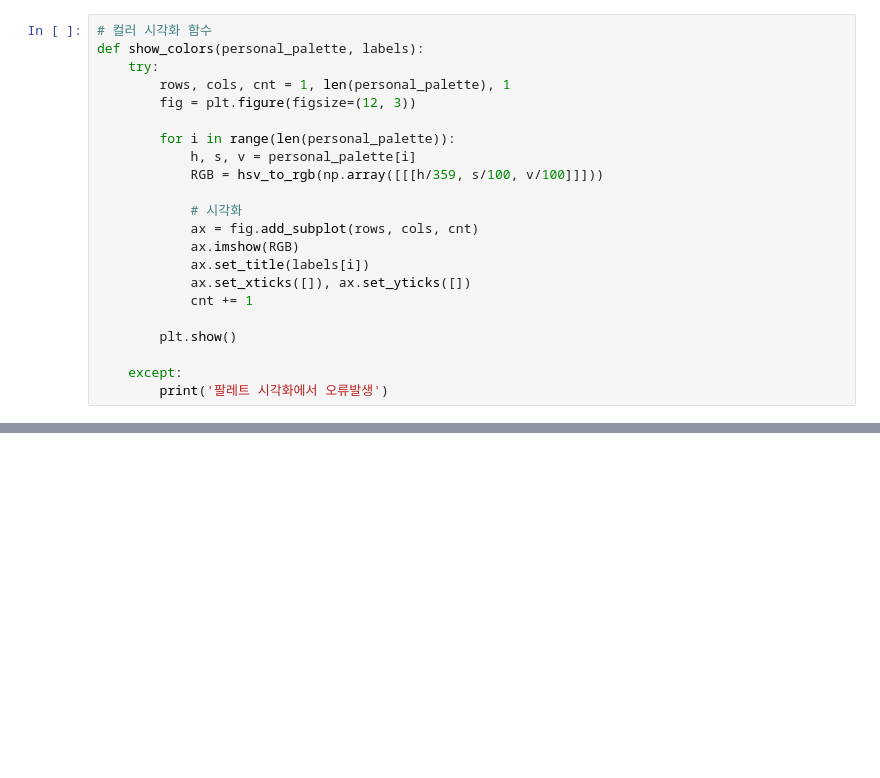
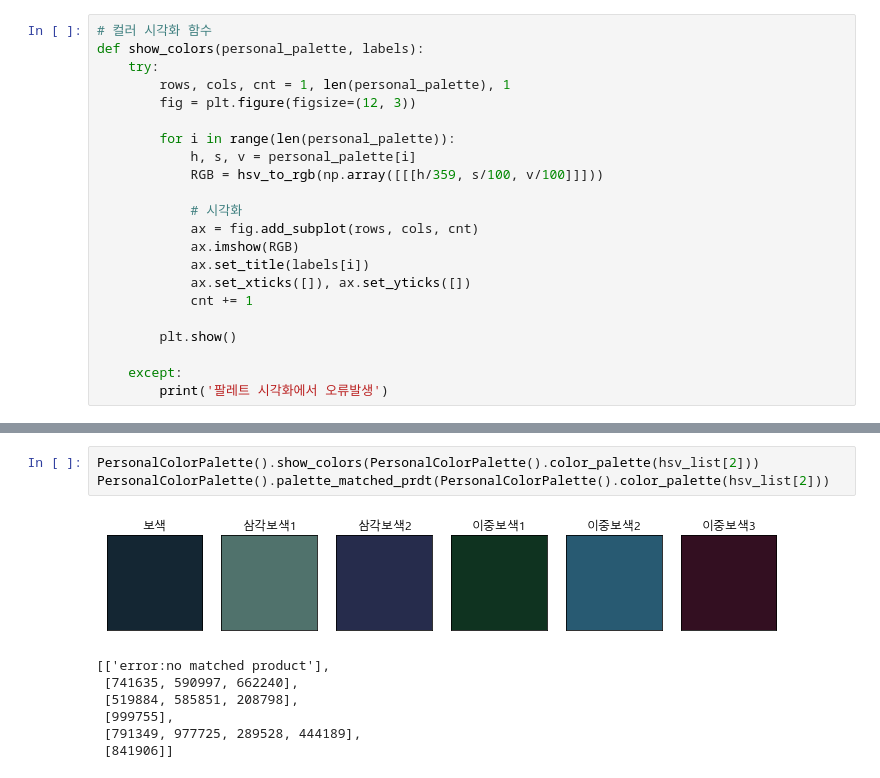
Before and after one commit to slmteruto/CAI, a Jupyter notebook: jay/personal_color_palette.ipynb, the cells around one changed output, grey strips where cells are left out. Drawn from its saved outputs; the diff is of its cells as text; blank space fills up the shorter version.

```diff
--- a/jay/personal_color_palette.ipynb
+++ b/jay/personal_color_palette.ipynb
@@ -358,0 +650,11 @@ for i in range(len(matched_prdt)):
+# %%
+PersonalColorPalette().show_colors(PersonalColorPalette().color_palette(hsv_list[2]))
+PersonalColorPalette().palette_matched_prdt(PersonalColorPalette().color_palette(hsv_list[2]))
+# %% [output]
+[figure, added]
+[['error:no matched product'],
+ [741635, 590997, 662240],
+ [519884, 585851, 208798],
+ [999755],
+ [791349, 977725, 289528, 444189],
+ [841906]]
```
Also changed, not shown: parts of 10 cells of this notebook.
